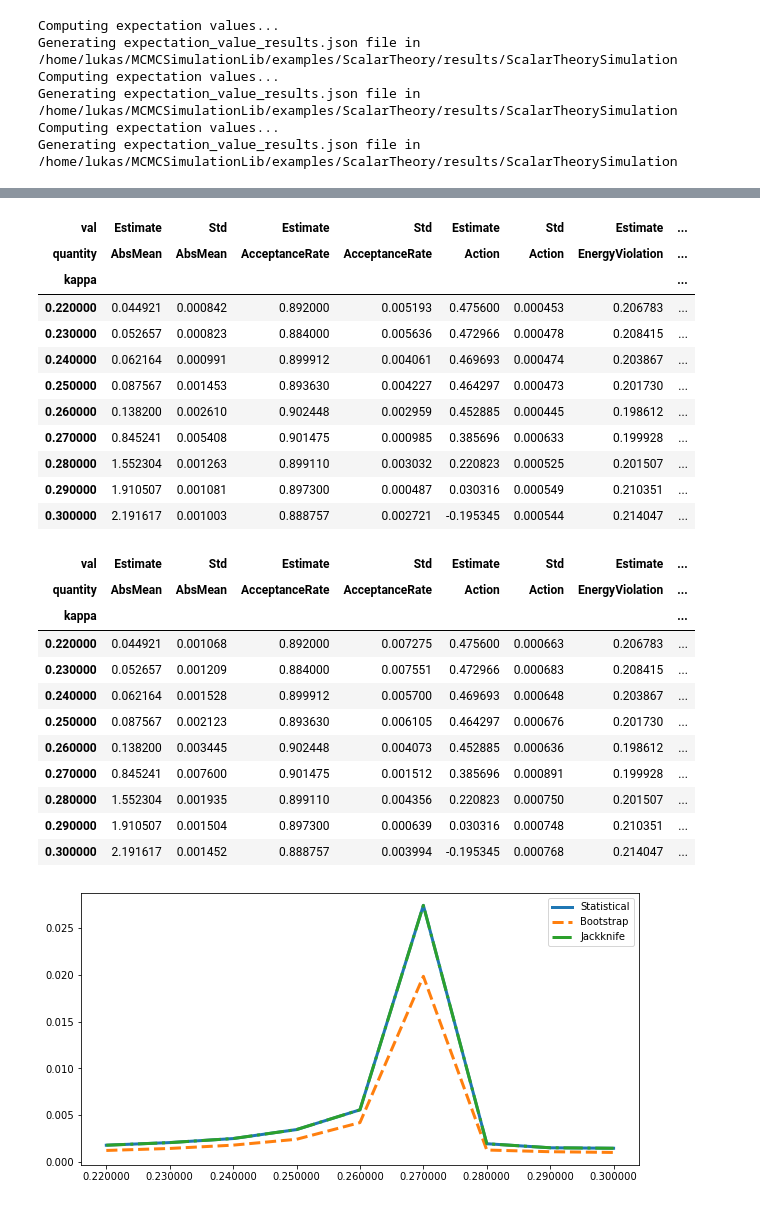
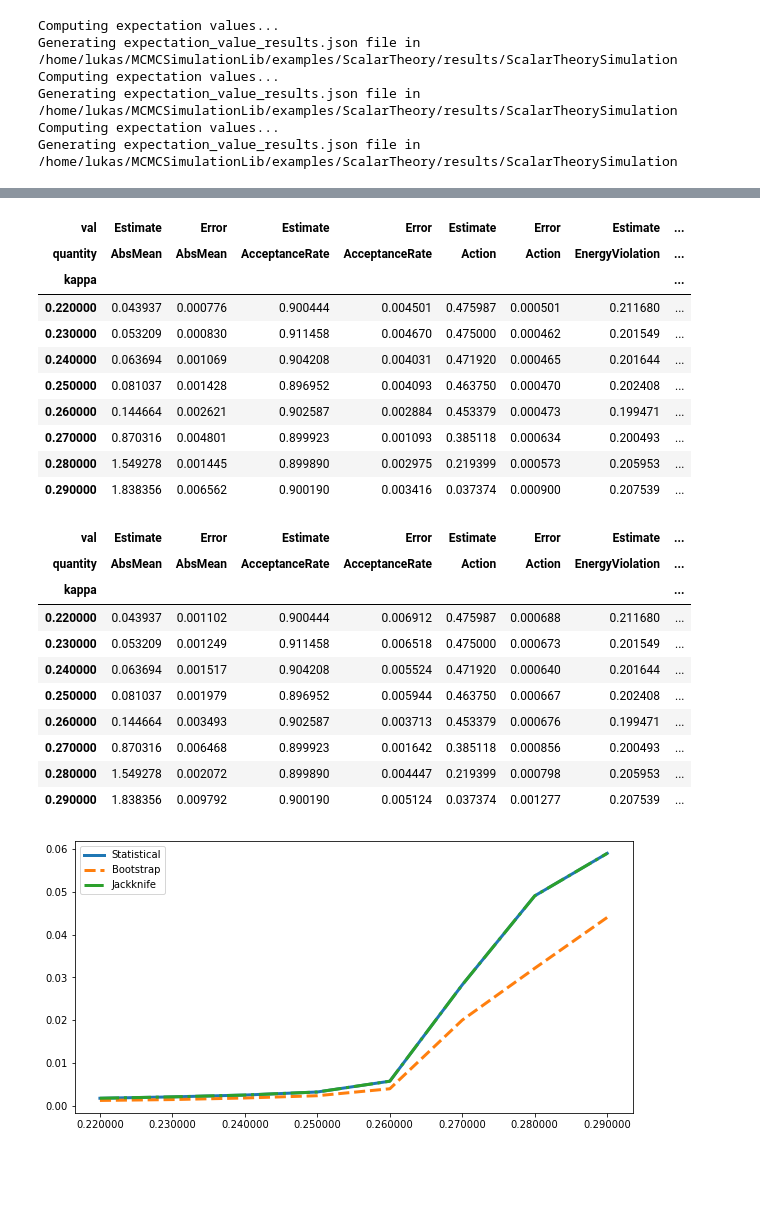
Before and after one commit to statphysandml/MCMCSimulationLib, a Jupyter notebook: examples/ScalarTheory/jupyter_notebooks/scalar_theory_error_comparison.ipynb, the cells around one changed output, grey strips where cells are left out. Cells and saved outputs as stored; diff of their text form; code cells hidden in the pictures; blank space fills up the shorter version.

```diff
--- a/examples/ScalarTheory/jupyter_notebooks/scalar_theory_error_comparison.ipynb
+++ b/examples/ScalarTheory/jupyter_notebooks/scalar_theory_error_comparison.ipynb
@@ -13,7 +13,7 @@ from mcmctools.mcmc.evaluation_module import EvaluationModule
 evaluation_module = EvaluationModule(sim_base_dir="../", rel_data_dir="data/ScalarTheorySimulation/", rel_results_dir="results/ScalarTheorySimulation/",
                                      running_parameter_kind=None,
                                      running_parameter="kappa",
-                                     rp_values=linspace_rp_intervals(0.22, 0.3, 9))
+                                     rp_values=linspace_rp_intervals(0.22, 0.29, 8))
 # %%
 evaluation_module.compute_expectation_values(measures=["Mean", "AbsMean", "SecondMoment", "Action"], error_type="statistical")
 statistical_error = evaluation_module.computed_expectation_values
@@ -46,41 +45,39 @@ statistical_error
 # %%
 bootstrap_error
 # %% [output]
-| val | Estimate | Std | Estimate | Std | Estimate | Std | Estimate | ... |
+| val | Estimate | Error | Estimate | Error | Estimate | Error | Estimate | ... |
 | quantity | AbsMean | AbsMean | AcceptanceRate | AcceptanceRate | Action | Action | EnergyViolation | ... |
 | kappa |  |  |  |  |  |  |  | ... |
-| 0.220000 | 0.044921 | 0.000842 | 0.892000 | 0.005193 | 0.475600 | 0.000453 | 0.206783 | ... |
-| 0.230000 | 0.052657 | 0.000823 | 0.884000 | 0.005636 | 0.472966 | 0.000478 | 0.208415 | ... |
-| 0.240000 | 0.062164 | 0.000991 | 0.899912 | 0.004061 | 0.469693 | 0.000474 | 0.203867 | ... |
-| 0.250000 | 0.087567 | 0.001453 | 0.893630 | 0.004227 | 0.464297 | 0.000473 | 0.201730 | ... |
-| 0.260000 | 0.138200 | 0.002610 | 0.902448 | 0.002959 | 0.452885 | 0.000445 | 0.198612 | ... |
-| 0.270000 | 0.845241 | 0.005408 | 0.901475 | 0.000985 | 0.385696 | 0.000633 | 0.199928 | ... |
-| 0.280000 | 1.552304 | 0.001263 | 0.899110 | 0.003032 | 0.220823 | 0.000525 | 0.201507 | ... |
-| 0.290000 | 1.910507 | 0.001081 | 0.897300 | 0.000487 | 0.030316 | 0.000549 | 0.210351 | ... |
-| 0.300000 | 2.191617 | 0.001003 | 0.888757 | 0.002721 | -0.195345 | 0.000544 | 0.214047 | ... |
+| 0.220000 | 0.043937 | 0.000776 | 0.900444 | 0.004501 | 0.475987 | 0.000501 | 0.211680 | ... |
+| 0.230000 | 0.053209 | 0.000830 | 0.911458 | 0.004670 | 0.475000 | 0.000462 | 0.201549 | ... |
+| 0.240000 | 0.063694 | 0.001069 | 0.904208 | 0.004031 | 0.471920 | 0.000465 | 0.201644 | ... |
+| 0.250000 | 0.081037 | 0.001428 | 0.896952 | 0.004093 | 0.463750 | 0.000470 | 0.202408 | ... |
+| 0.260000 | 0.144664 | 0.002621 | 0.902587 | 0.002884 | 0.453379 | 0.000473 | 0.199471 | ... |
+| 0.270000 | 0.870316 | 0.004801 | 0.899923 | 0.001093 | 0.385118 | 0.000634 | 0.200493 | ... |
+| 0.280000 | 1.549278 | 0.001445 | 0.899890 | 0.002975 | 0.219399 | 0.000573 | 0.205953 | ... |
+| 0.290000 | 1.838356 | 0.006562 | 0.900190 | 0.003416 | 0.037374 | 0.000900 | 0.207539 | ... |
 # %%
 jackknife_error
 # %% [output]
-| val | Estimate | Std | Estimate | Std | Estimate | Std | Estimate | ... |
+| val | Estimate | Error | Estimate | Error | Estimate | Error | Estimate | ... |
 | quantity | AbsMean | AbsMean | AcceptanceRate | AcceptanceRate | Action | Action | EnergyViolation | ... |
 | kappa |  |  |  |  |  |  |  | ... |
-| 0.220000 | 0.044921 | 0.001068 | 0.892000 | 0.007275 | 0.475600 | 0.000663 | 0.206783 | ... |
-| 0.230000 | 0.052657 | 0.001209 | 0.884000 | 0.007551 | 0.472966 | 0.000683 | 0.208415 | ... |
-| 0.240000 | 0.062164 | 0.001528 | 0.899912 | 0.005700 | 0.469693 | 0.000648 | 0.203867 | ... |
-| 0.250000 | 0.087567 | 0.002123 | 0.893630 | 0.006105 | 0.464297 | 0.000676 | 0.201730 | ... |
-| 0.260000 | 0.138200 | 0.003445 | 0.902448 | 0.004073 | 0.452885 | 0.000636 | 0.198612 | ... |
-| 0.270000 | 0.845241 | 0.007600 | 0.901475 | 0.001512 | 0.385696 | 0.000891 | 0.199928 | ... |
-| 0.280000 | 1.552304 | 0.001935 | 0.899110 | 0.004356 | 0.220823 | 0.000750 | 0.201507 | ... |
-| 0.290000 | 1.910507 | 0.001504 | 0.897300 | 0.000639 | 0.030316 | 0.000748 | 0.210351 | ... |
-| 0.300000 | 2.191617 | 0.001452 | 0.888757 | 0.003994 | -0.195345 | 0.000768 | 0.214047 | ... |
+| 0.220000 | 0.043937 | 0.001102 | 0.900444 | 0.006912 | 0.475987 | 0.000688 | 0.211680 | ... |
+| 0.230000 | 0.053209 | 0.001249 | 0.911458 | 0.006518 | 0.475000 | 0.000673 | 0.201549 | ... |
+| 0.240000 | 0.063694 | 0.001517 | 0.904208 | 0.005524 | 0.471920 | 0.000640 | 0.201644 | ... |
+| 0.250000 | 0.081037 | 0.001979 | 0.896952 | 0.005944 | 0.463750 | 0.000667 | 0.202408 | ... |
+| 0.260000 | 0.144664 | 0.003493 | 0.902587 | 0.003713 | 0.453379 | 0.000676 | 0.199471 | ... |
+| 0.270000 | 0.870316 | 0.006468 | 0.899923 | 0.001642 | 0.385118 | 0.000856 | 0.200493 | ... |
+| 0.280000 | 1.549278 | 0.002072 | 0.899890 | 0.004447 | 0.219399 | 0.000798 | 0.205953 | ... |
+| 0.290000 | 1.838356 | 0.009792 | 0.900190 | 0.005124 | 0.037374 | 0.001277 | 0.207539 | ... |
 # %%
 fig, ax =fma.newfig(1, figsize=(10, 5))
-ax.plot(statistical_error["Std"]["Mean"], "-", label="Statistical", lw=3)
-ax.plot(bootstrap_error["Std"]["Mean"], "--", label="Bootstrap", lw=3)
-ax.plot(jackknife_error["Std"]["Mean"], "-.", label="Jackknife", lw=3)
+ax.plot(statistical_error["Error"]["Mean"], "-", label="Statistical", lw=3)
+ax.plot(bootstrap_error["Error"]["Mean"], "--", label="Bootstrap", lw=3)
+ax.plot(jackknife_error["Error"]["Mean"], "-.", label="Jackknife", lw=3)
 ax.legend()
 plt.show()
 # %% [output]
-[figure, old version]
+[figure, new version]
 # %%
 fig, ax =fma.newfig(1, figsize=(10, 5))
```
Also changed, not shown: parts of 4 cells of this notebook, 30 other files.
